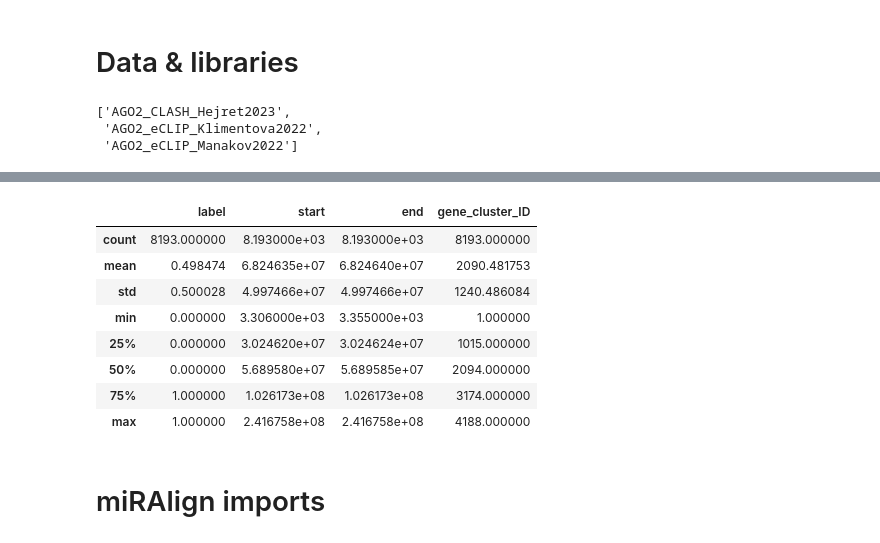
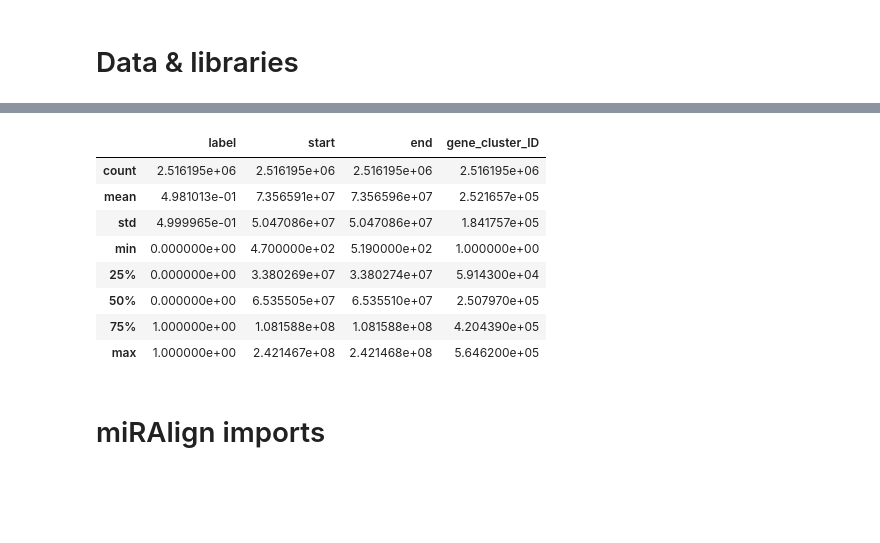
Before and after one commit to BioGeMT/miRAlign, a Jupyter notebook: miRAlign.ipynb, the cells around one changed output, grey strips where cells are left out. Cells and saved outputs as stored; diff of their text form; code cells hidden in the pictures; blank space fills up the shorter version.

```diff
--- a/miRAlign.ipynb
+++ b/miRAlign.ipynb
@@ -11,11 +12,5 @@ import pandas as pd
-# %%
-list_datasets()
-# %% [output]
-['AGO2_CLASH_Hejret2023',
- 'AGO2_eCLIP_Klimentova2022',
- 'AGO2_eCLIP_Manakov2022']
 # %%
-dset = list_datasets()[0]
+dset = list_datasets()[2]
 train = get_dataset_df(dset, split="train")
 test = get_dataset_df(dset, split="test")
 train.describe()
@@ -25,12 +20,12 @@ Using cached dataset /home/mciach/.miRBench/datasets/14501607/AGO2_CLASH_Hejret2
 |  | label | start | end | gene_cluster_ID |
-| count | 8193.000000 | 8.193000e+03 | 8.193000e+03 | 8193.000000 |
-| mean | 0.498474 | 6.824635e+07 | 6.824640e+07 | 2090.481753 |
-| std | 0.500028 | 4.997466e+07 | 4.997466e+07 | 1240.486084 |
-| min | 0.000000 | 3.306000e+03 | 3.355000e+03 | 1.000000 |
-| 25% | 0.000000 | 3.024620e+07 | 3.024624e+07 | 1015.000000 |
-| 50% | 0.000000 | 5.689580e+07 | 5.689585e+07 | 2094.000000 |
-| 75% | 1.000000 | 1.026173e+08 | 1.026173e+08 | 3174.000000 |
-| max | 1.000000 | 2.416758e+08 | 2.416758e+08 | 4188.000000 |
+| count | 2.516195e+06 | 2.516195e+06 | 2.516195e+06 | 2.516195e+06 |
+| mean | 4.981013e-01 | 7.356591e+07 | 7.356596e+07 | 2.521657e+05 |
+| std | 4.999965e-01 | 5.047086e+07 | 5.047086e+07 | 1.841757e+05 |
+| min | 0.000000e+00 | 4.700000e+02 | 5.190000e+02 | 1.000000e+00 |
+| 25% | 0.000000e+00 | 3.380269e+07 | 3.380274e+07 | 5.914300e+04 |
+| 50% | 0.000000e+00 | 6.535505e+07 | 6.535510e+07 | 2.507970e+05 |
+| 75% | 1.000000e+00 | 1.081588e+08 | 1.081588e+08 | 4.204390e+05 |
+| max | 1.000000e+00 | 2.421467e+08 | 2.421468e+08 | 5.646200e+05 |
 # %%
 train_len_select = [len(s)==22 for s in train['noncodingRNA']]
 test_len_test = [len(s)==22 for s in test['noncodingRNA']]
```
Also changed, not shown: parts of 26 cells of this notebook, 6 other files.
